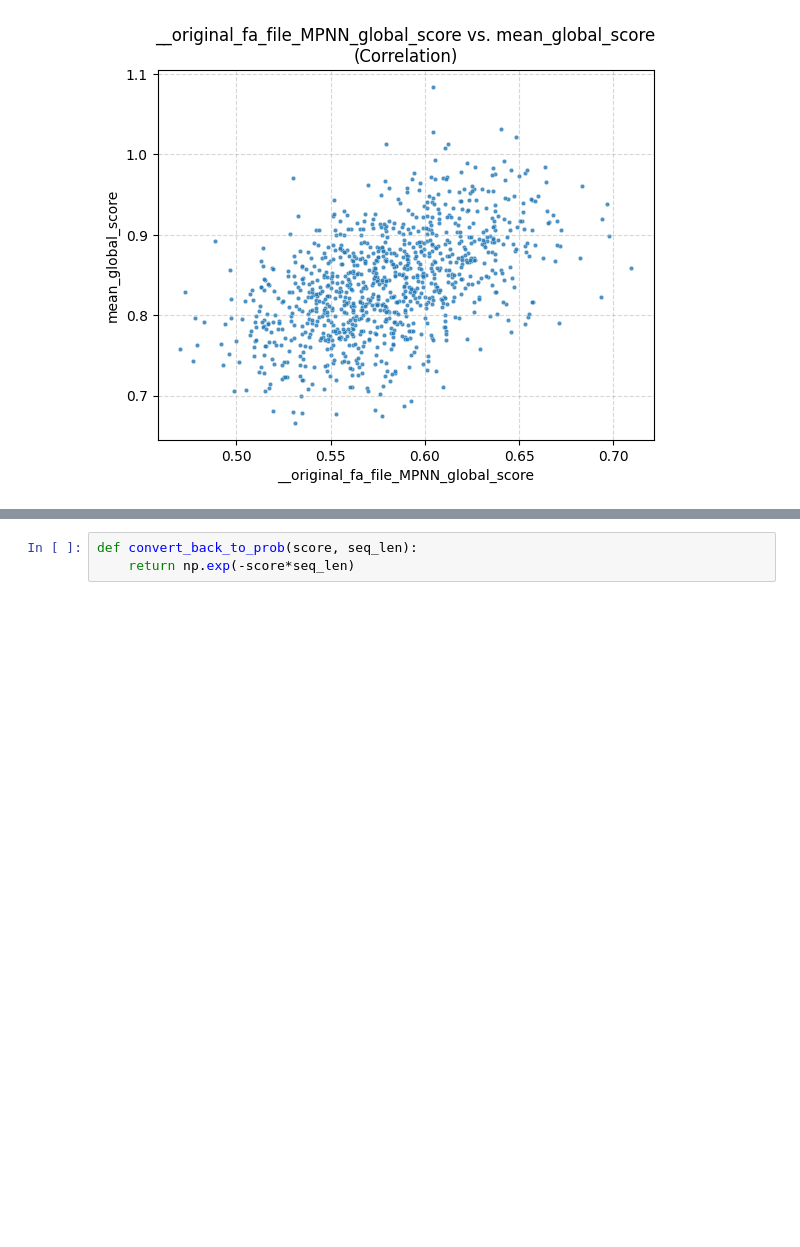
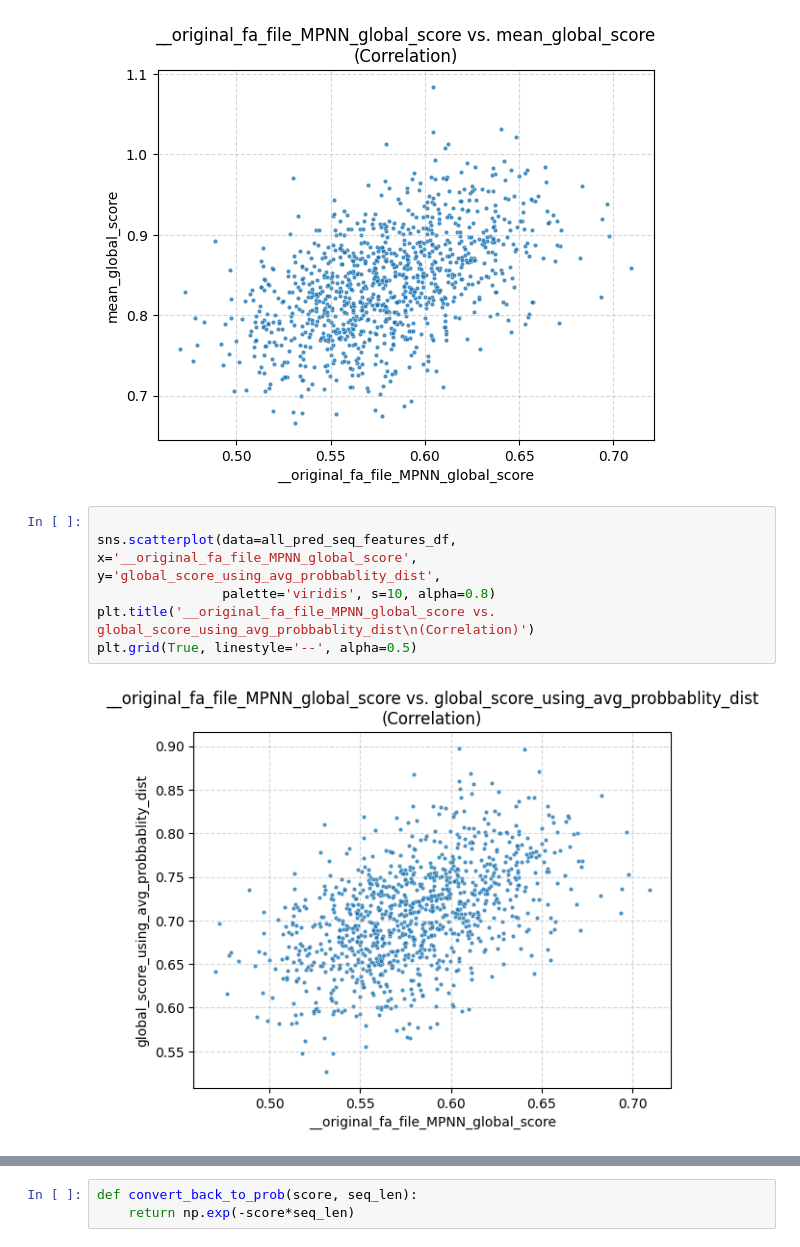
Before and after one commit to ElonGawi/master_thesis_mpnn_distrution_tests, a Jupyter notebook: bence files/esm_folded_files.ipynb, the cells around one changed output, grey strips where cells are left out. Drawn from its saved outputs; the diff is of its cells as text; blank space fills up the shorter version.

```diff
--- a/bence files/esm_folded_files.ipynb
+++ b/bence files/esm_folded_files.ipynb
@@ -471,3 +497,11 @@ plt.title('__original_fa_file_MPNN_global_score vs. mean_global_score\n(Correlat
 plt.grid(True, linestyle='--', alpha=0.5)
 # %% [output]
 [figure]
+# %%
+
+sns.scatterplot(data=all_pred_seq_features_df, x='__original_fa_file_MPNN_global_score', y='global_score_using_avg_probbablity_dist',
+                palette='viridis', s=10, alpha=0.8)
+plt.title('__original_fa_file_MPNN_global_score vs. global_score_using_avg_probbablity_dist\n(Correlation)')
+plt.grid(True, linestyle='--', alpha=0.5)
+# %% [output]
+[figure, added]
```
Also changed, not shown: parts of 28 cells of this notebook.
